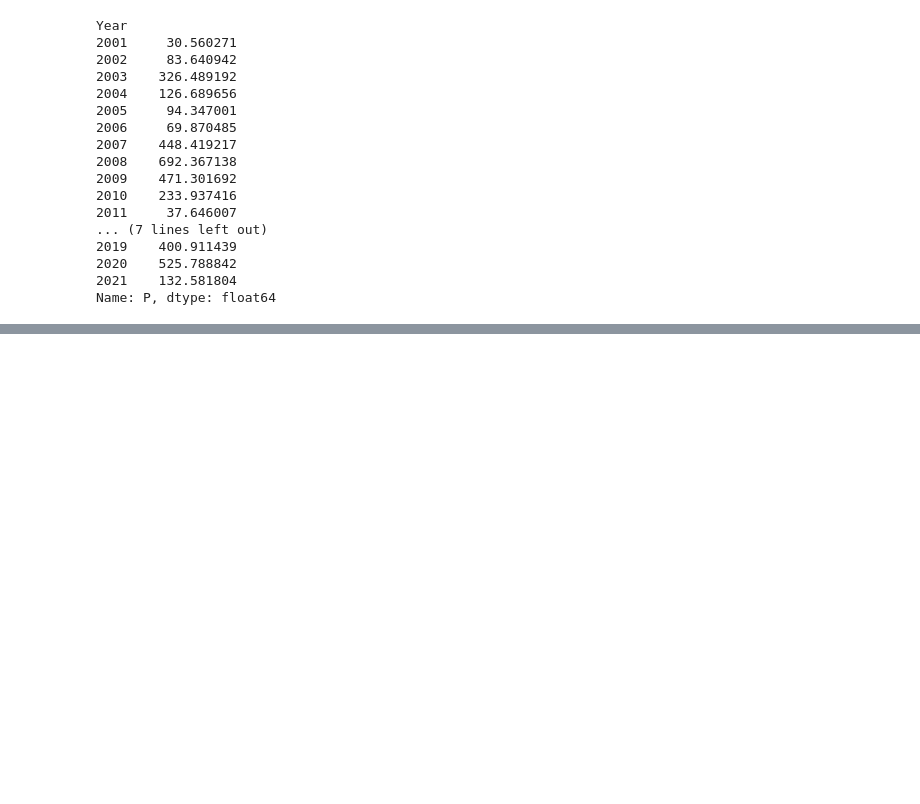
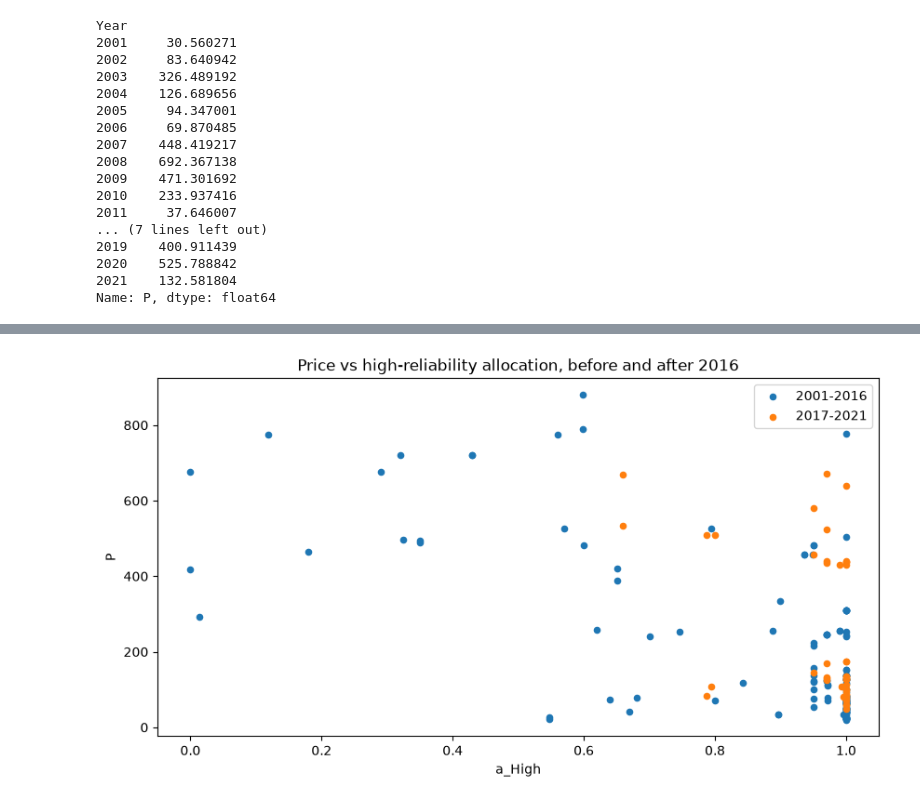
Before and after one commit to imadramdani-prog/murray-darling-water-market, a Jupyter notebook: notebooks/01_explore.ipynb, the cells around one changed output, grey strips where cells are left out. Cells and saved outputs as stored; diff of their text form; code cells hidden in the pictures; blank space fills up the shorter version.

```diff
--- a/notebooks/01_explore.ipynb
+++ b/notebooks/01_explore.ipynb
@@ -144,0 +190,16 @@ price_by_year.plot(title="Average Price by Year", ylabel="Average Price", xlabel
+# %%
+before = df_south[df_south["Year"] <= 2016]
+# %%
+after = df_south[df_south["Year"] > 2016]
+# %%
+ax = before.plot.scatter(
+    x="a_High", y="P", color="tab:blue", label="2001-2016",
+    title="Price vs high-reliability allocation, before and after 2016",
+    xlabel="High-reliability allocation (share of entitlement)",
+    ylabel="Price ($/ML, 2019-20 dollars)",
+    figsize=(10, 5),
+)
+after.plot.scatter(x="a_High", y="P", color="tab:orange", label="2017-2021", ax=ax)
+ax.legend();
+# %% [output]
+[figure, added]
```
Also changed, not shown: parts of 5 cells of this notebook.
